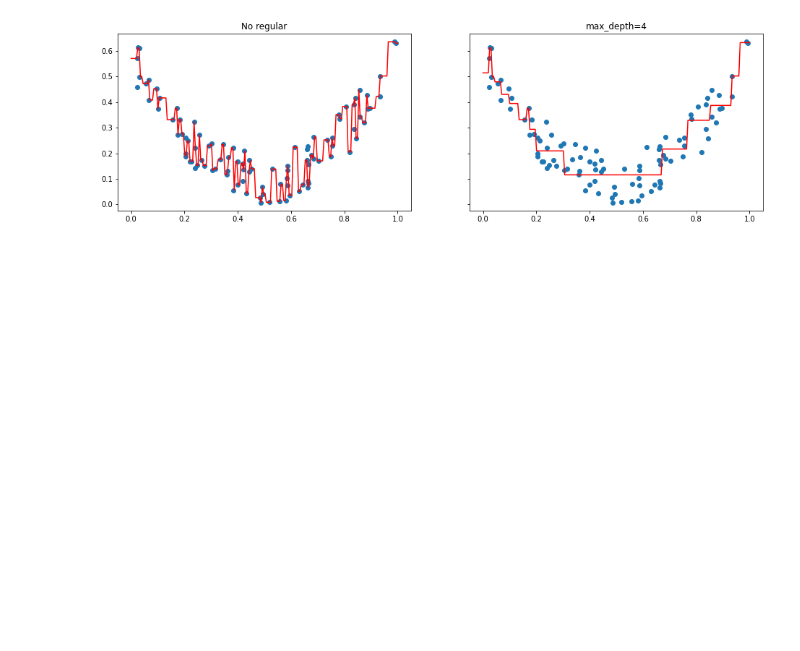
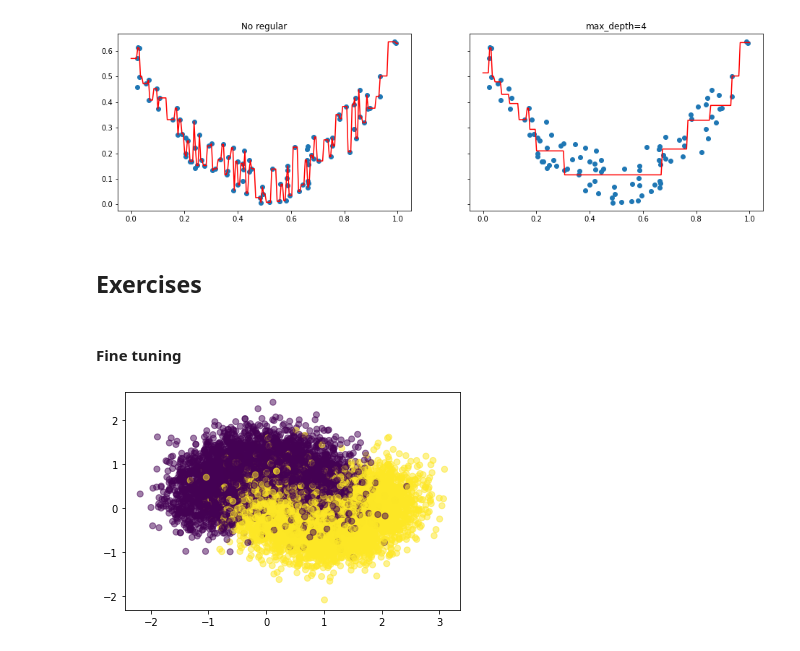
Before and after one commit to HectorFranc/ML-notebook, a Jupyter notebook: lessons/4.-DecisionTrees.ipynb, the cells around one changed output. Drawn from its saved outputs; the diff is of its cells as text; code cells hidden in the pictures; blank space fills up the shorter version.

Commit message:
Decision Tress Exercises

```diff
--- a/lessons/4.-DecisionTrees.ipynb
+++ b/lessons/4.-DecisionTrees.ipynb
@@ -78,3 +78,18 @@ plt.scatter(X, y)
 plt.show()
 # %% [output]
 [figure]
+# %% [markdown]
+## Exercises
+# %% [markdown]
+#### Fine tuning
+# %%
+from sklearn.datasets import make_moons
+from sklearn.model_selection import GridSearchCV
+from sklearn.tree import DecisionTreeClassifier
+
+X, y = make_moons(n_samples=10000, noise=0.4)
+
+plt.scatter(X[:, 0], X[:, 1], c=y, alpha=0.5)
+plt.show()
+# %% [output]
+[figure, added]
```
Also changed, not shown: parts of 6 cells of this notebook.
